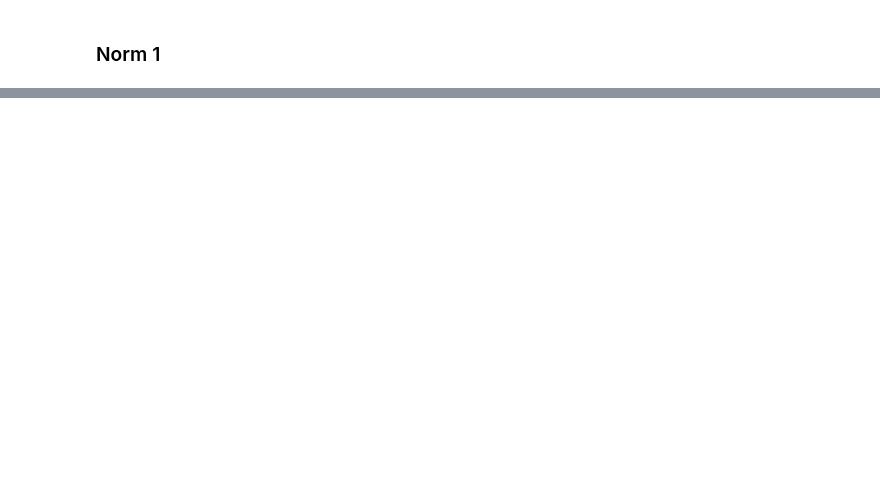
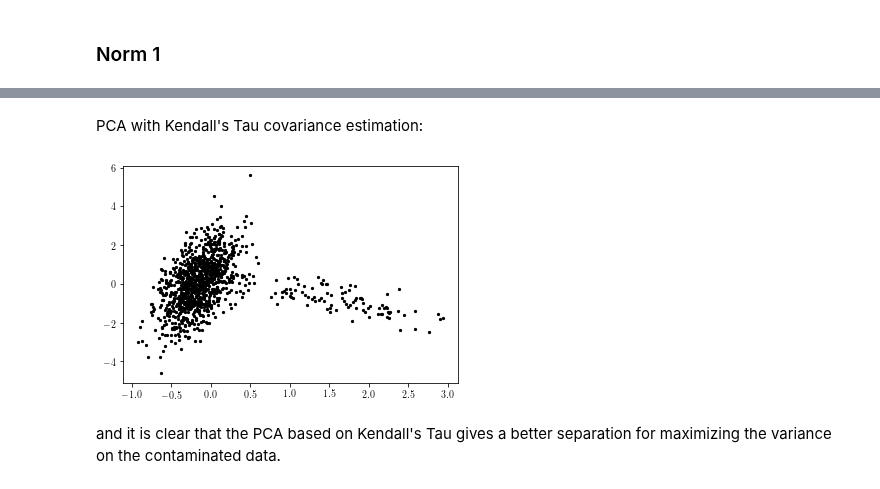
Before and after one commit to Daples/mathematical-engineering, a Jupyter notebook: 202/workshop-2/workshop-2.ipynb, the cells around one changed output, grey strips where cells are left out. Saved outputs shown, nothing was run; the diff lists cells and outputs as text; code cells hidden in the pictures; blank space fills up the shorter version.

```diff
--- a/202/workshop-2/workshop-2.ipynb
+++ b/202/workshop-2/workshop-2.ipynb
@@ -514,0 +647,10 @@ exercise_14(n, cov, og_eigvec, obs, methods, labels, 1)
+# %% [markdown]
+PCA with Kendall's Tau covariance estimation:
+# %%
+new_sample2, _ = pca(sample, 2, method=1)
+plt.scatter(new_sample2[:, 0], new_sample2[:, 1], c='k', s=5)
+plt.show()
+# %% [output]
+[figure, added]
+# %% [markdown]
+and it is clear that the PCA based on Kendall's Tau gives a better separation for maximizing the variance on the contaminated data.
```
Also changed, not shown: parts of 33 cells of this notebook.
